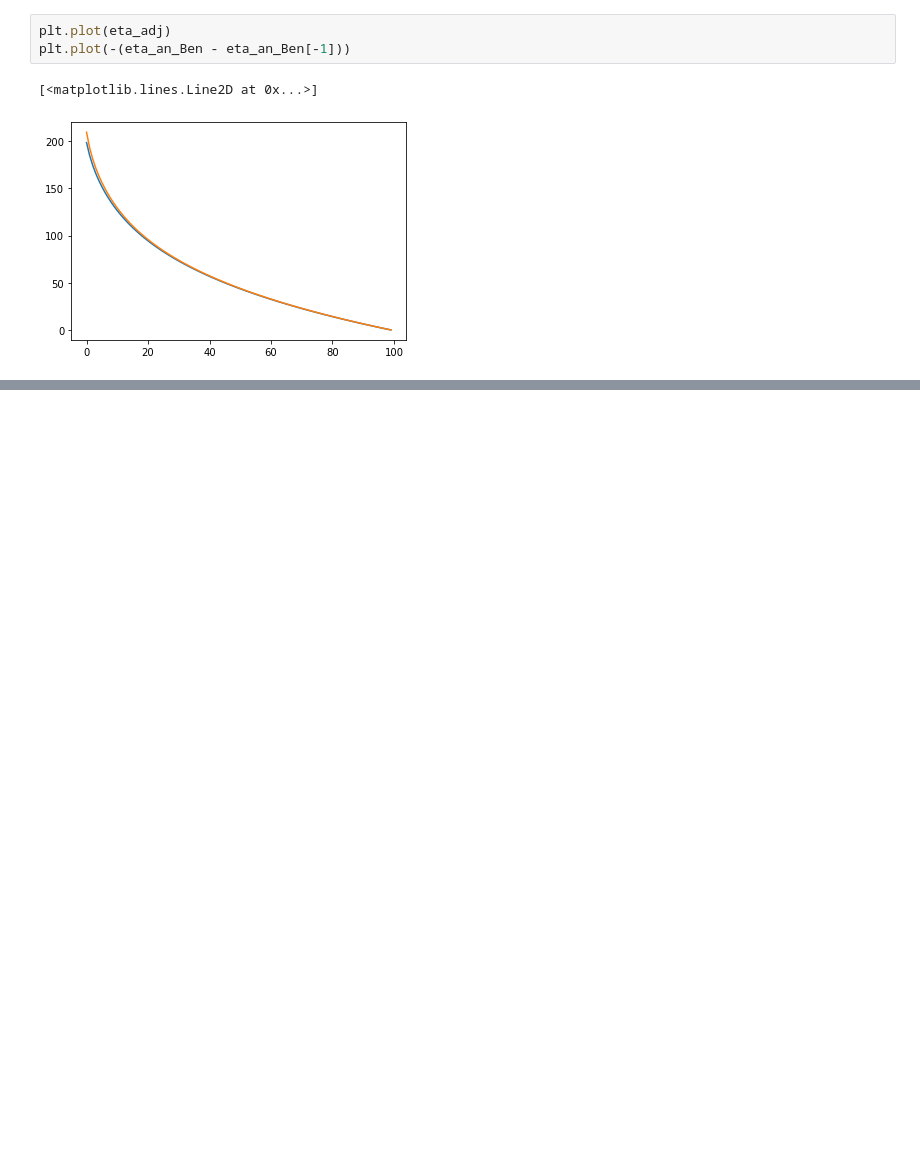
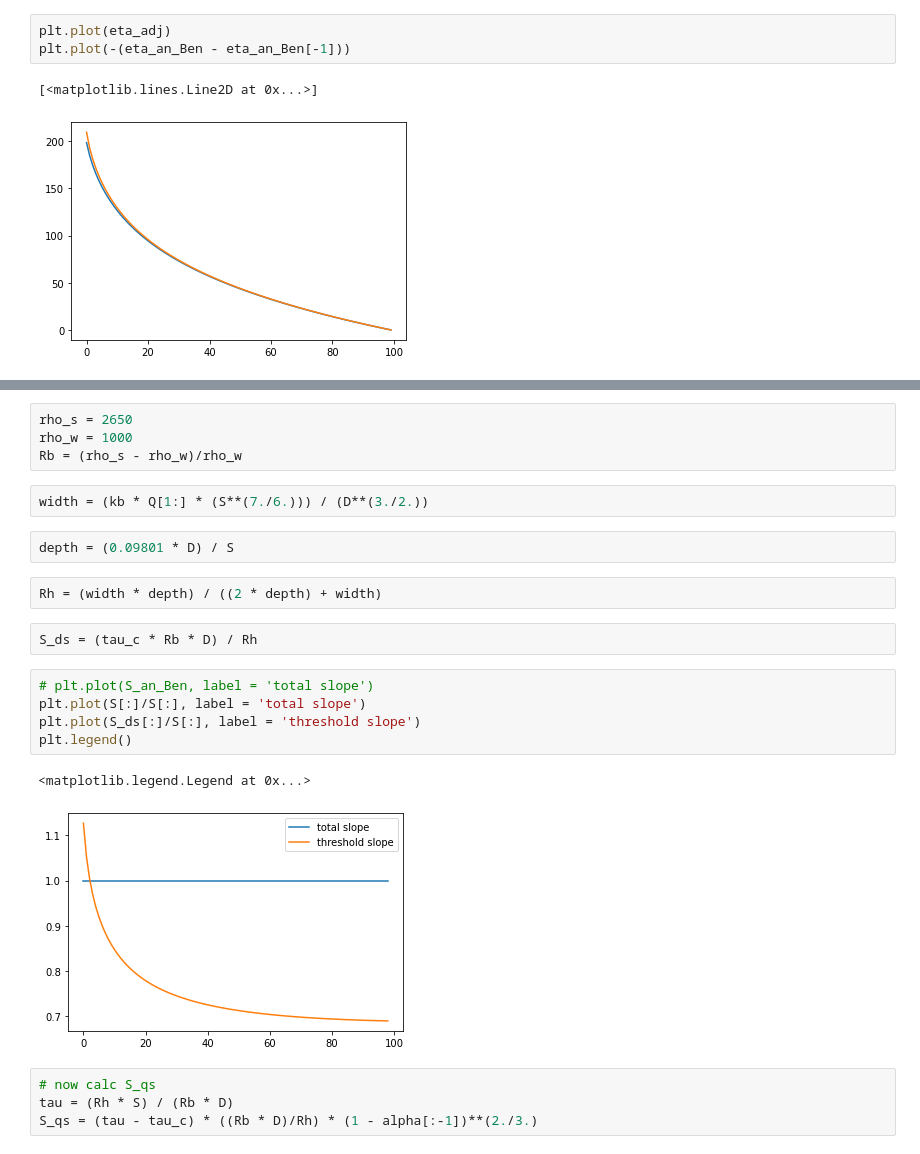
Before and after one commit to vaga3461/High-Plains, a Jupyter notebook: modeling headway FA22/manuscript figs/got it figured out.ipynb, the cells around one changed output, grey strips where cells are left out. Drawn from its saved outputs; the diff is of its cells as text; blank space fills up the shorter version.

```diff
--- a/modeling headway FA22/manuscript figs/got it figured out.ipynb
+++ b/modeling headway FA22/manuscript figs/got it figured out.ipynb
@@ -161,0 +187,24 @@ plt.plot(-(eta_an_Ben - eta_an_Ben[-1]))
+# %%
+rho_s = 2650
+rho_w = 1000
+Rb = (rho_s - rho_w)/rho_w
+# %%
+width = (kb * Q[1:] * (S**(7./6.))) / (D**(3./2.))
+# %%
+depth = (0.09801 * D) / S
+# %%
+Rh = (width * depth) / ((2 * depth) + width)
+# %%
+S_ds = (tau_c * Rb * D) / Rh
+# %%
+# plt.plot(S_an_Ben, label = 'total slope')
+plt.plot(S[:]/S[:], label = 'total slope')
+plt.plot(S_ds[:]/S[:], label = 'threshold slope')
+plt.legend()
+# %% [output]
+<matplotlib.legend.Legend at 0x...>
+[figure, added]
+# %%
+# now calc S_qs
+tau = (Rh * S) / (Rb * D)
+S_qs = (tau - tau_c) * ((Rb * D)/Rh) * (1 - alpha[:-1])**(2./3.)
```
Also changed, not shown: parts of 6 cells of this notebook, 3 other files.
